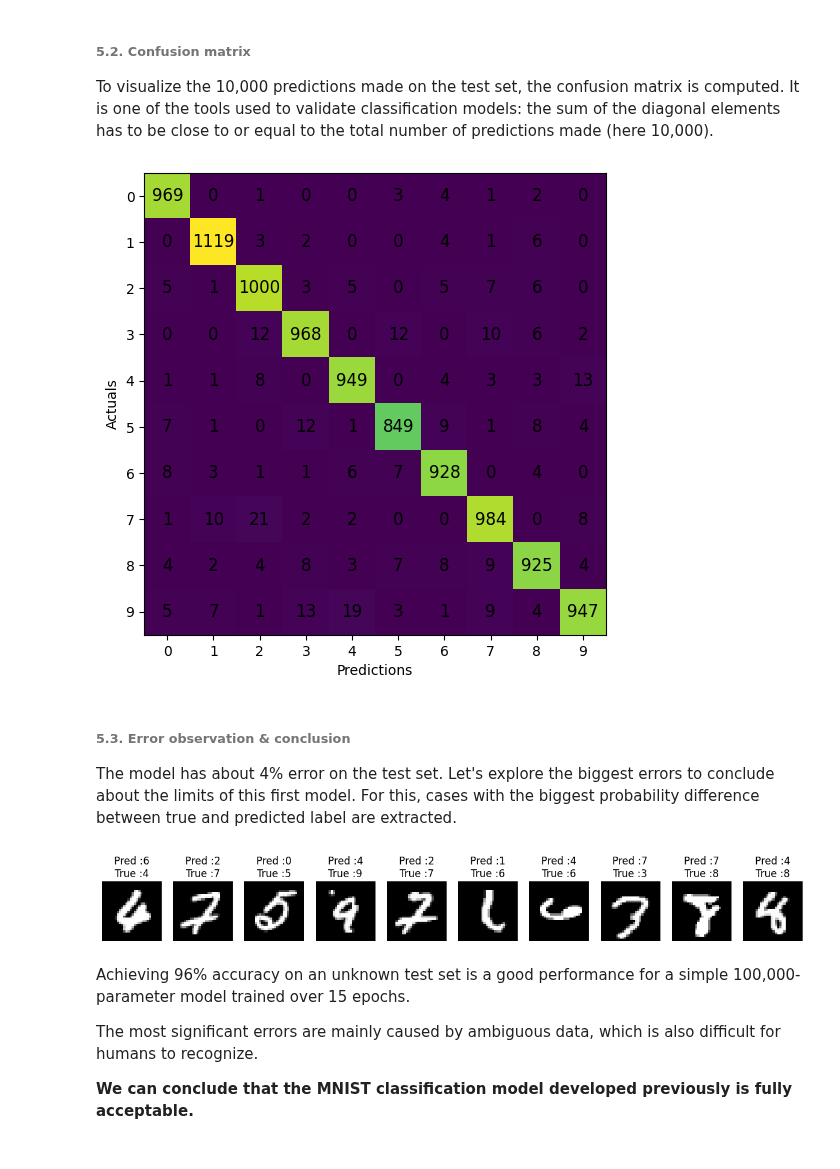
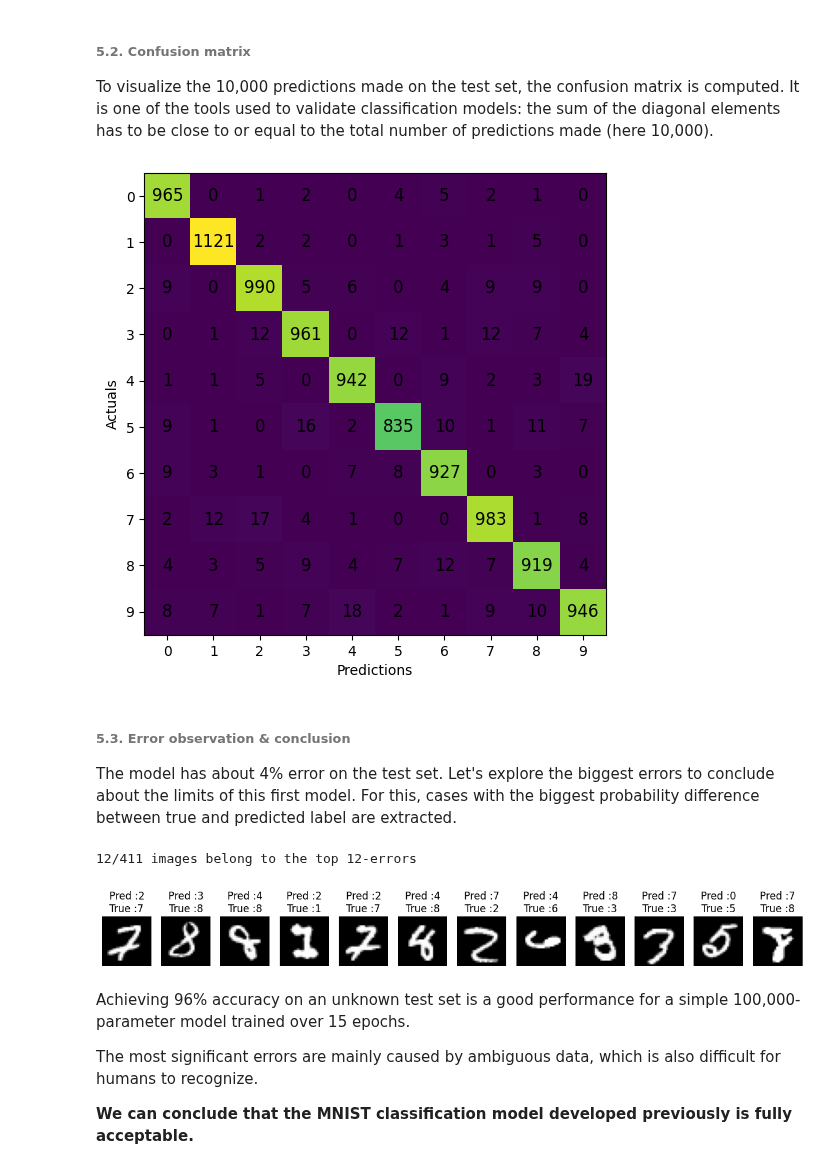
Before and after one commit to Benjamin-morel/TensorFlow, a Jupyter notebook: 01_classification_image.ipynb, the cells around one changed output. Saved outputs shown, nothing was run; the diff lists cells and outputs as text; code cells hidden in the pictures.

```diff
--- a/01_classification_image.ipynb
+++ b/01_classification_image.ipynb
@@ -107,12 +122,20 @@ def plot_pred_fashion(i, predictions_array, true_label, label):
 # %%
-def plot_confusion_mat(actual, prediction,labels):
-  """ plot confusion matrix """
-  fig, ax = plt.subplots(figsize=(6, 6))
-  confusion_mat = tf.math.confusion_matrix(actual,prediction)
-  plt.imshow(confusion_mat)
-  for i in range(confusion_mat.shape[0]):
-    for j in range(confusion_mat.shape[1]):
-        ax.text(x=j, y=i,s=int(confusion_mat[i, j]), va='center', ha='center', size='large')
+def plot_confusion_mat(actuals, predictions, labels):
+   """ plot confusion matrix """
+   class_size = range(len(labels))
+   confusion_mat = tf.math.confusion_matrix(actuals,predictions)
 
-  ax.set_xticks(range(0,10)), ax.set_yticks(range(0,10)), ax.set_xlabel("Predictions"), ax.set_ylabel("Actuals")
-  plt.show()
+   plt.figure(figsize=(6,6))
+   plt.imshow(confusion_mat)
+
+   for i in range(confusion_mat.shape[0]): # annotation in each cnfusion matrix cell
+      for j in range(confusion_mat.shape[1]):
+         plt.text(x=j, y=i,s=int(confusion_mat[i, j]), va='center', ha='center', size='large')
+
+   if type(labels[0]) == str: # for MNIST fashion
+      plt.xticks(class_size, labels, rotation=90), plt.yticks(class_size, labels)
+   else: # for MNIST digit
+      plt.xticks(class_size), plt.yticks(class_size)
+
+   plt.xlabel("Predictions"), plt.ylabel("Actuals")
+   plt.show()
@@ -202,10 +218,13 @@ model_MNIST = create_model()
 
 The batch size is set to 32, a satisfactory balance between computational time and accurate gradient error. When the model is trained, the training accuracy is over 95%. No further training seems necessary after 15 epochs, or even improvement of the model architecture.
 # %%
+model_MNIST = create_model()
+
 if training_phase == 'Yes':
-  history = model_MNIST.fit(x_train, y_train, batch_size=32, epochs=15, verbose=1)
+  history = model_MNIST.fit(x_train, y_train, validation_split=0.2, batch_size=32, epochs=15, verbose=1)
   model_MNIST.save("01_classification_image_digit.keras", include_optimizer=False) # save weights + architecture
 else:
-  results_MNIST, model_MNIST, model_MNIST_fashion = get_github_files()
+  model_MNIST, model_MNIST_fashion = get_github_model()
+  history = 0
 # %% [output]
 Cloning into 'TensorFlow_duplicata'...
@@ -252 +274,3 @@ By entering an index `i`, a test set element is predicted and compared with the
+# %%
+probabilities = model_MNIST.predict(x_test, verbose=0) # 10,000 x 10 array size
 # %%
@@ -263,33 +284,41 @@ plot_pred(i, predictions[i], true_label, np.arange(0,10))
 
 To visualize the 10,000 predictions made on the test set, the confusion matrix is computed. It is one of the tools used to validate classification models: the sum of the diagonal elements has to be close to or equal to the total number of predictions made (here 10,000).
 # %%
-y_prediction_class = np.argmax(predictions, axis=1)
-plot_confusion_mat(y_test, y_prediction_class, np.arange(0,10))
+y_test_predicted = np.argmax(probabilities, axis=1) # 10,000 x 1 array size
+plot_confusion_mat(y_test, y_test_predicted, range(10))
 # %% [output]
-[figure, old version]
+[figure, new version]
 # %% [markdown]
 ###### **5.3. Error observation & conclusion**
 
 The model has about 4% error on the test set. Let's explore the biggest errors to conclude about the limits of this first model. For this, cases with the biggest probability difference between true and predicted label are extracted.
 # %%
-errors = (y_prediction_class - y_test != 0)
-y_prediction_class_error = y_prediction_class[errors] # get wrong labels
-y_test_class_error = y_test[errors] # get actual labels
+def get_worst_top(y_test_predicted, y_test, probabilities, x_test, rate):
+    errors = (y_test_predicted - y_test != 0) # collects indexes of incorrect predictions
+    y_predicted_error = y_test_predicted[errors] # mispredicted labels
+    error_number = len(y_predicted_error)
+    y_test_error = y_test[errors] # true labels
 
-y_prediction_error = predictions[errors] # get probabilites of incorrectly predicted elements
-x_test_error = x_test[errors] # get images of incorrectly predicted elements
+    y_predicted_error_probabilities = probabilities[errors]
+    x_test_error = x_test[errors] # get images of mispredicted labels
 
-y_prediction_error_proba = np.max(y_prediction_error, axis = 1) # get probabilities that led to errors
-y_test_error_proba = np.diagonal(np.take(y_prediction_error, y_test_class_error, axis=1)) # get probabilities of a true values in the error set
+    y_predicted_error_probability = np.max(y_predicted_error_probabilities, axis = 1) # get probabilities that led to errors
+    y_test_error_probability = np.diagonal(np.take(y_predicted_error_probabilities, y_test_error, axis=1)) # get probabilities of a true values in the error set
 
-delta_errors = y_prediction_error_proba - y_test_error_proba # difference between the probability of the predicted label and the true label
+    delta_errors = y_predicted_error_probability - y_test_error_probability
+    delta_errors = np.argsort(delta_errors)
+    top_errors = delta_errors[-int(rate*error_number):]
 
-delta_errors1 = np.argsort(delta_errors) # index of delta errors sorted in ascending order
+    print("%0.0f/%0.0f images belong to the top %0.0f-errors" %(len(top_errors), error_number, len(top_errors)))
 
-top10_errors = delta_errors1[-10:] # get the top 10 errors
-plot_errors(top10_errors, x_test_error, y_prediction_class_error, y_test_class_error)
+    return top_errors, x_test_error, y_predicted_error, y_test_error
-# %% [output]
-[figure, removed]
+# %%
+error_rate = 0.03
+top_errors, x_test_error, y_predicted_error, y_test_error = get_worst_top(y_test_predicted, y_test, probabilities, x_test, error_rate)
+plot_errors(top_errors, x_test_error, y_predicted_error, y_test_error)
+# %% [output]
+12/411 images belong to the top 12-errors
+[figure, added]
 # %% [markdown]
 Achieving 96% accuracy on an unknown test set is a good performance for a simple 100,000-parameter model trained over 15 epochs.
 
```
Also changed, not shown: parts of 29 cells of this notebook.
